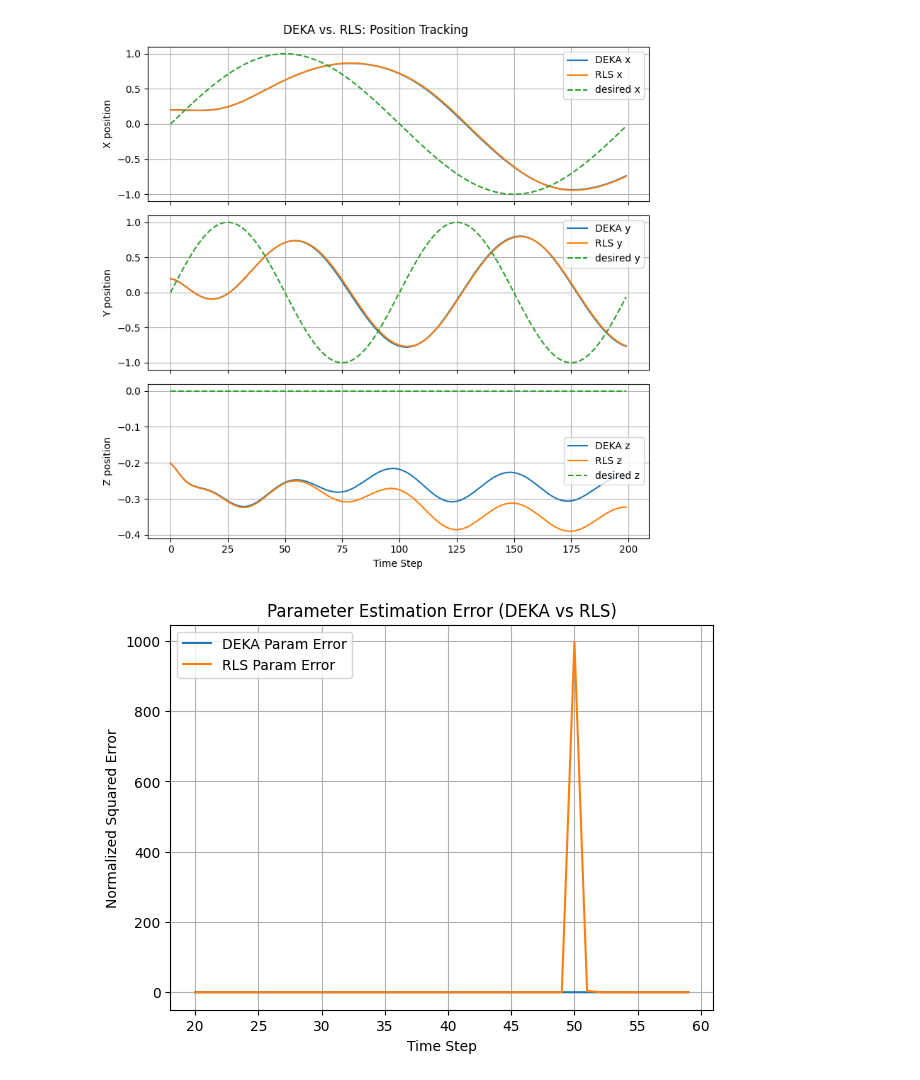
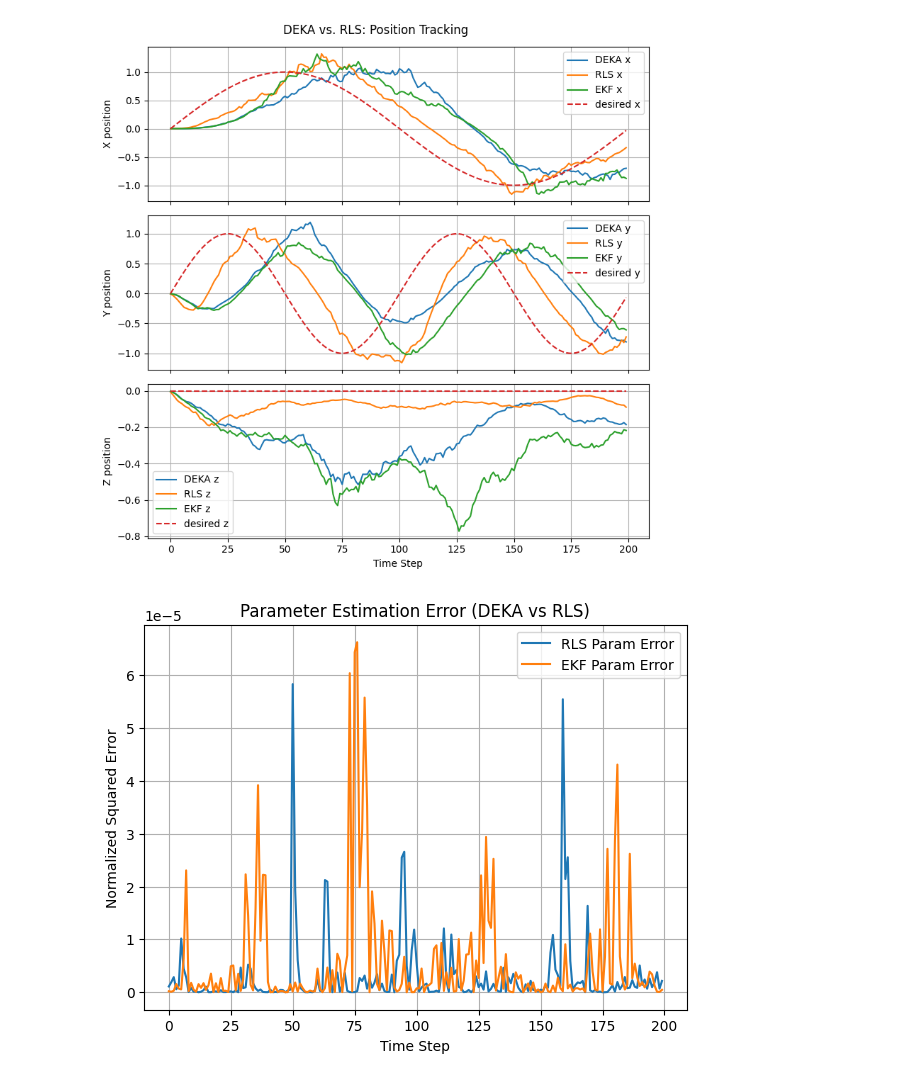
Before and after one commit to ChrisSha0104/Online-Parameter-Estimation-Using-the-Kaczmarz-Method, a Jupyter notebook: python/robot_plot.ipynb, the cells around one changed output. Cells and saved outputs as stored; diff of their text form; code cells hidden in the pictures.

```diff
--- a/python/robot_plot.ipynb
+++ b/python/robot_plot.ipynb
@@ -5,8 +5,9 @@ from param_est import OnlineParamEst
 # %%
 param_est = OnlineParamEst()
 # 1) Run both simulations
-x_deka, u_deka, theta_deka, theta_hat_deka = param_est.simulate_quadrotor_tracking_with_RLS()
+x_deka, u_deka, theta_deka, theta_hat_deka = param_est.simulate_quadrotor_tracking_with_DEKA()
 x_rls,  u_rls,  theta_rls,  theta_hat_rls  = param_est.simulate_quadrotor_tracking_with_RLS()
+x_ekf,  u_ekf,  theta_ekf,  theta_hat_ekf  = param_est.simulate_quadrotor_tracking_with_EKF()
 
 # Suppose x_deka, x_rls each have shape (N, 3) for position in x,y,z.
 # Also assume you have a desired (reference) trajectory x_des, shape (N, 3).
@@ -33,5 +34,4 @@ traj_rotated = (R @ traj).T  # Matrix multiplication
 x_des = traj.T  # Transpose back to original shape
 # 2) Plot x, y, z positions for DEKA vs RLS vs desired
 t = np.arange(len(x_deka))  # time steps 0..N-1
-print(t)
 # %% [output]
@@ -55,23 +55,29 @@ x_nom:  [0.0314107591 0.0627905195 0.           1.           0.
 # %%
-
-fig, axs = plt.subplots(3, 1, figsize=(8, 8), sharex=True)
 x_pos_deka  = [row[0] for row in x_deka]
 x_pos_rls   = [row[0] for row in x_rls]
+x_pos_ekf   = [row[0] for row in x_ekf]
 x_pos_des   = [row[0] for row in x_des][:200]
 y_pos_deka  = [row[1] for row in x_deka]
 y_pos_rls   = [row[1] for row in x_rls]
+y_pos_ekf   = [row[1] for row in x_ekf]
 y_pos_des   = [row[1] for row in x_des][:200]
 z_pos_deka  = [row[2] for row in x_deka]
 z_pos_rls   = [row[2] for row in x_rls]
+z_pos_ekf   = [row[2] for row in x_ekf]
 z_pos_des   = [row[2] for row in x_des][:200]
 
 theta_hat_deka_array = np.array(theta_hat_deka)
 theta_deka_array = np.array(theta_deka)
 theta_hat_rls_array = np.array(theta_hat_rls)
 theta_rls_array = np.array(theta_rls)
+theta_hat_ekf_array = np.array(theta_hat_ekf)
+theta_ekf_array = np.array(theta_ekf)
+
+fig, axs = plt.subplots(3, 1, figsize=(8, 8), sharex=True)
 # X position
 axs[0].plot(t, x_pos_deka, label='DEKA x')
 axs[0].plot(t, x_pos_rls, label='RLS x')
+axs[0].plot(t, x_pos_ekf, label='EKF x')
 axs[0].plot(t, x_pos_des, '--', label='desired x')
 axs[0].set_ylabel('X position')
 axs[0].legend()
@@ -80,6 +86,7 @@ axs[0].grid(True)
 # Y position
 axs[1].plot(t, y_pos_deka, label='DEKA y')
 axs[1].plot(t, y_pos_rls, label='RLS y')
+axs[1].plot(t, y_pos_ekf, label='EKF y')
 axs[1].plot(t, y_pos_des, '--', label='desired y')
 axs[1].set_ylabel('Y position')
 axs[1].legend()
@@ -88,34 +95,43 @@ axs[1].grid(True)
 # Z position
 axs[2].plot(t, z_pos_deka, label='DEKA z')
 axs[2].plot(t, z_pos_rls, label='RLS z')
+axs[2].plot(t, z_pos_ekf, label='EKF z')
 axs[2].plot(t, z_pos_des, '--', label='desired z')
 axs[2].set_xlabel('Time Step')
 axs[2].set_ylabel('Z position')
 axs[2].legend()
 axs[2].grid(True)
 
 fig.suptitle('DEKA vs. RLS: Position Tracking')
 plt.tight_layout()
 plt.show()
 
 # 3) Compute and plot normalized squared error of parameter estimates
 #    E.g. if theta_history is shape (N, p), we can do:
 #    param_error = sum((theta_hat - theta)^2) / sum(theta^2), per time step.
 
 param_error_deka =np.sum((theta_hat_deka_array - theta_deka_array)**2, axis=1) \
                    / np.sum(theta_deka_array**2, axis=1)
 param_error_rls  = np.sum((theta_hat_rls_array  - theta_rls_array )**2, axis=1) \
                    / np.sum(theta_rls_array**2, axis=1)
+param_error_ekf  = np.sum((theta_hat_ekf_array  - theta_ekf_array )**2, axis=1) \
+                   / np.sum(theta_ekf_array**2, axis=1)
+# For each time i, compute MSE across parameters
+mse_deka_time = np.mean((theta_hat_deka_array - theta_deka_array)**2, axis=1)
+mse_rls_time  = np.mean((theta_hat_rls_array  - theta_rls_array )**2, axis=1)
+mse_ekf_time  = np.mean((theta_hat_ekf_array  - theta_ekf_array )**2, axis=1)
 
 plt.figure(figsize=(7,5))
-plt.plot(t[20:60], param_error_deka[20:60], label='DEKA Param Error')
-plt.plot(t[20:60], param_error_rls[20:60],  label='RLS Param Error')
+plt.plot(t, mse_deka_time, label='DEKA Param Error')
+plt.plot(t, mse_rls_time,  label='RLS Param Error')
+plt.plot(t, mse_ekf_time,  label='EKF Param Error')
+
 plt.xlabel('Time Step')
 plt.ylabel('Normalized Squared Error')
 plt.title('Parameter Estimation Error (DEKA vs RLS)')
 plt.grid(True)
 plt.legend()
 plt.show()
 # %% [output]
-[figure, old version]
+[figure, new version]
-[figure, old version]
+[figure, new version]
```
Also changed, not shown: parts of 4 cells of this notebook, 3 other files.
